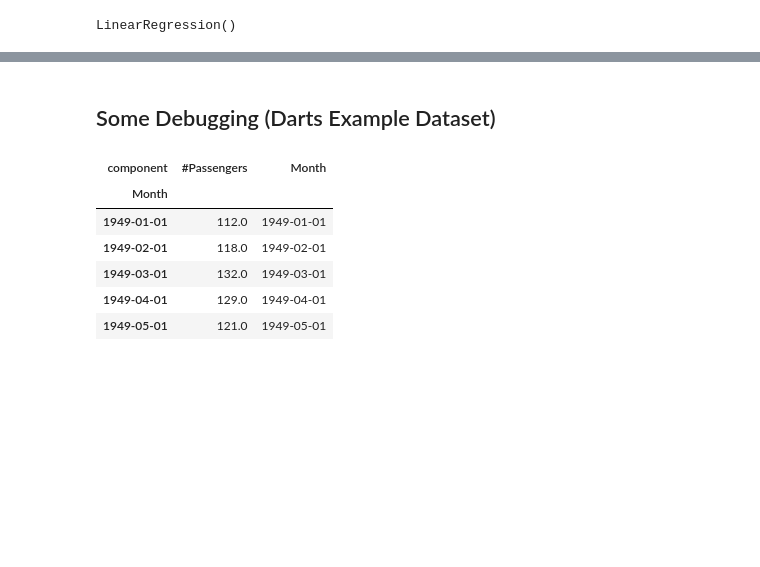
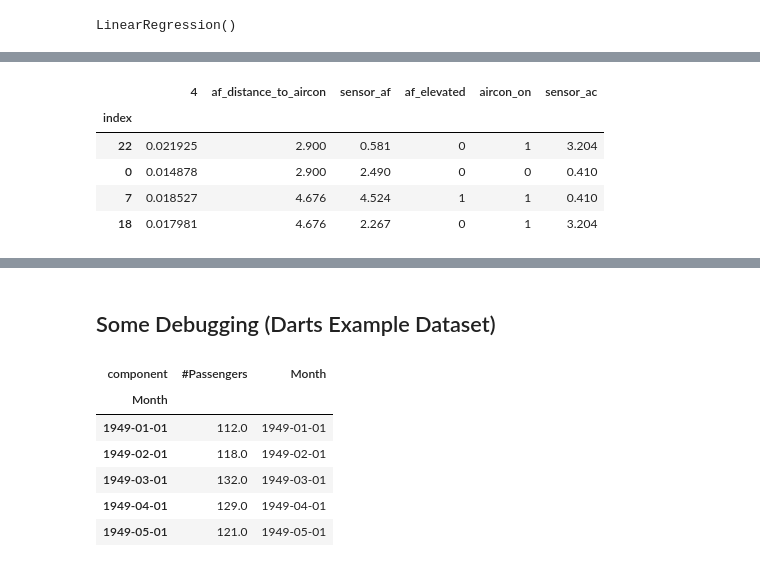
Before and after one commit to yuyouyou032/ph11, a Jupyter notebook: data/analysis.ipynb, the cells around one changed output, grey strips where cells are left out. Cells and saved outputs as stored; diff of their text form; code cells hidden in the pictures; blank space fills up the shorter version.

```diff
--- a/data/analysis.ipynb
+++ b/data/analysis.ipynb
@@ -877,0 +921,9 @@ reg25.intercept_
+# %%
+test10
+# %% [output]
+|  | 4 | af_distance_to_aircon | sensor_af | af_elevated | aircon_on | sensor_ac |
+| index |  |  |  |  |  |  |
+| 22 | 0.021925 | 2.900 | 0.581 | 0 | 1 | 3.204 |
+| 0 | 0.014878 | 2.900 | 2.490 | 0 | 0 | 0.410 |
+| 7 | 0.018527 | 4.676 | 4.524 | 1 | 1 | 0.410 |
+| 18 | 0.017981 | 4.676 | 2.267 | 0 | 1 | 3.204 |
```
Also changed, not shown: parts of 24 cells of this notebook, 4 other files.
